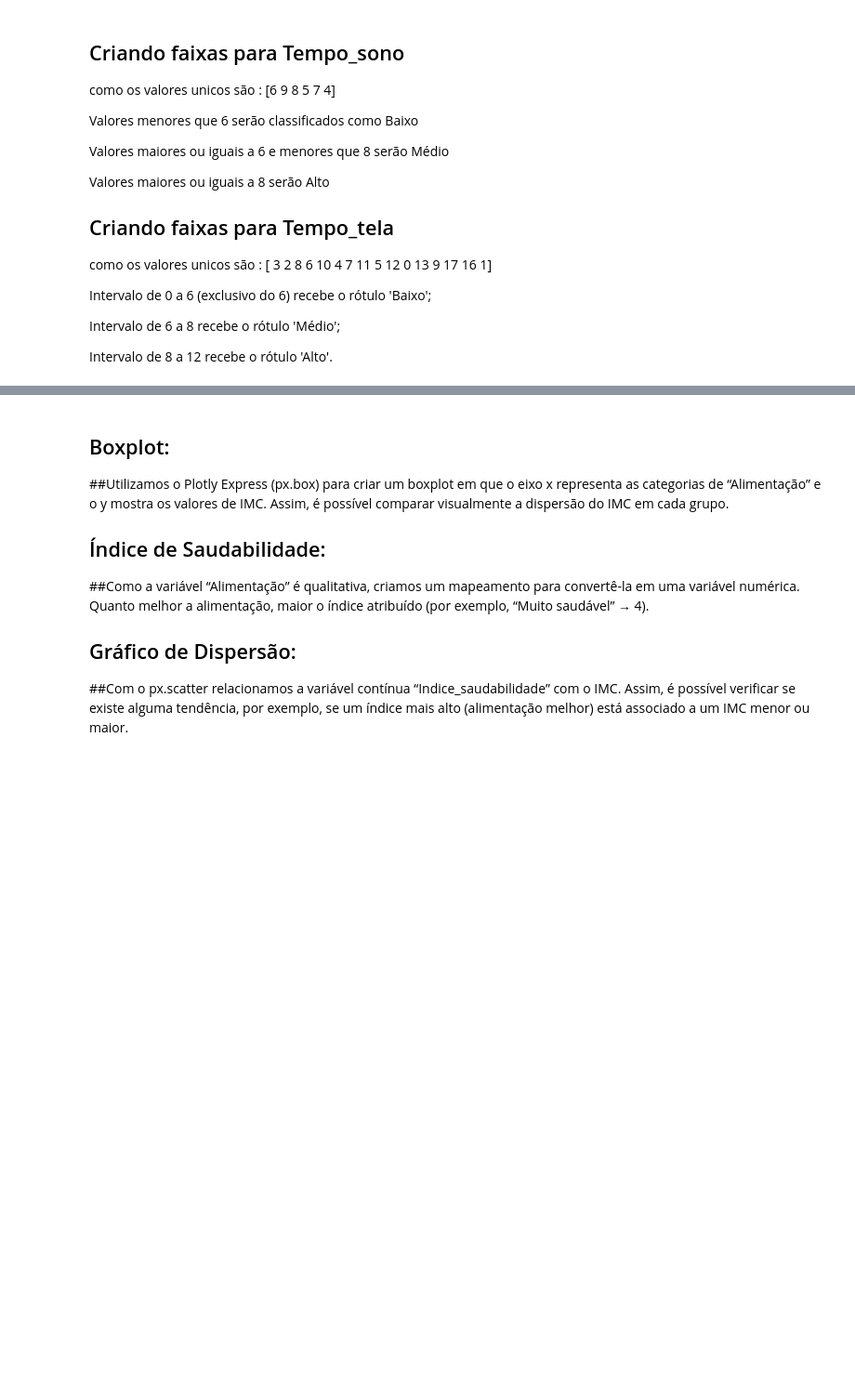
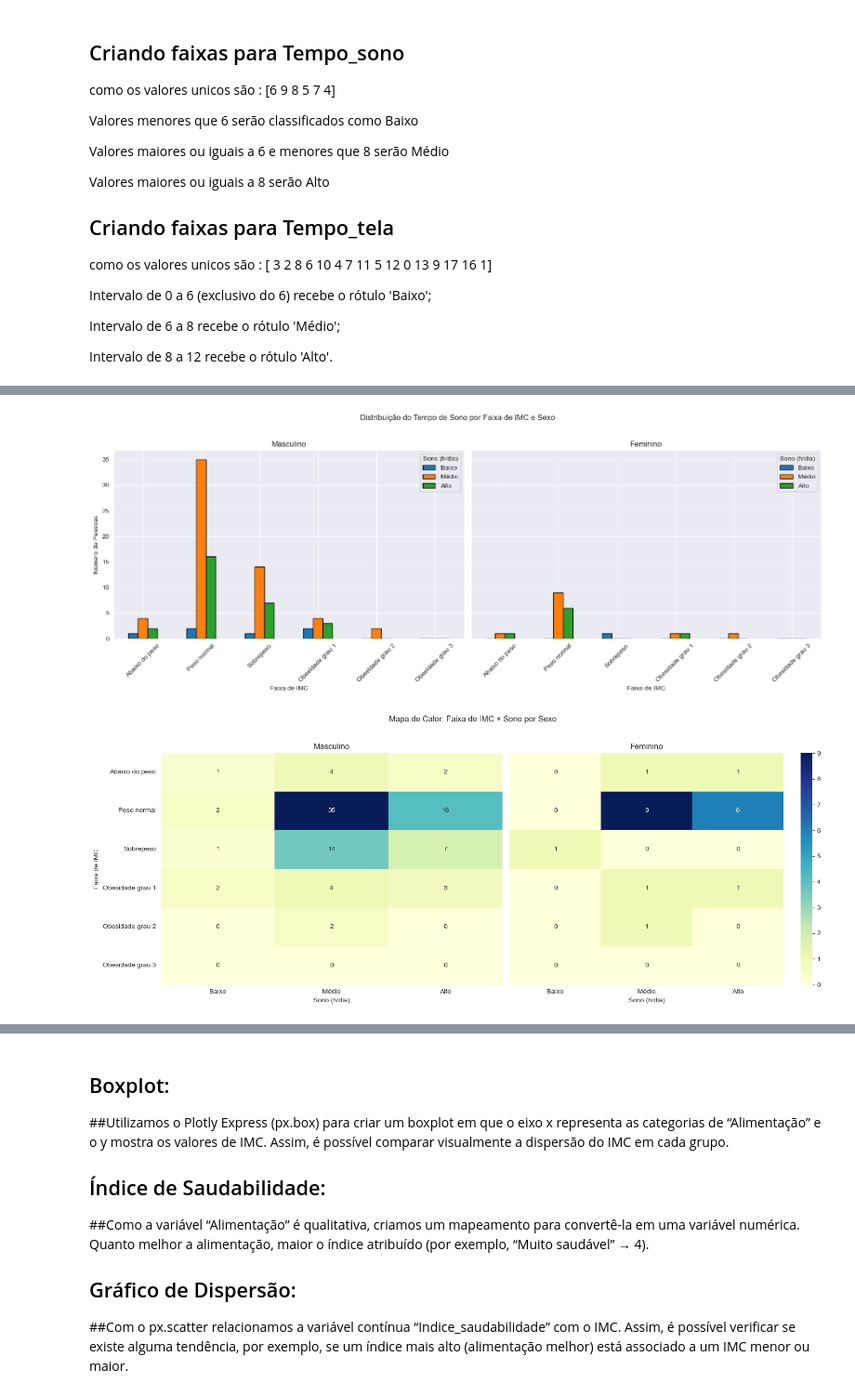
Before and after one commit to atiladvusp/MAE0121-Trabalho_1, a Jupyter notebook: src/trabalho_1_estat/parte_B_leandro.ipynb, the cells around one changed output, grey strips where cells are left out. Shown at 93% size. Cells and saved outputs as stored; diff of their text form; code cells hidden in the pictures; blank space fills up the shorter version.

```diff
--- a/src/trabalho_1_estat/parte_B_leandro.ipynb
+++ b/src/trabalho_1_estat/parte_B_leandro.ipynb
@@ -729,0 +700,68 @@ The default of observed=False is deprecated and will be changed to True in a fut
+# %%
+# Definindo a ordem das faixas
+imc_order = dados['Faixa_IMC'].cat.categories if hasattr(dados['Faixa_IMC'], 'cat') else sorted(dados['Faixa_IMC'].unique())
+sono_order = dados['faixa_sono'].cat.categories if hasattr(dados['faixa_sono'], 'cat') else sorted(dados['faixa_sono'].unique())
+
+# 1) Cria figura com 1 linha e 2 colunas
+fig, axes = plt.subplots(nrows=1, ncols=2, figsize=(16, 6), sharey=True)
+
+for ax, sexo_cat in zip(axes, ['Masculino', 'Feminino']):
+    # Filtra
+    df_sex = dados[dados['Sexo'] == sexo_cat]
+    # Crosstab
+    freq = pd.crosstab(
+        index=pd.Categorical(df_sex['Faixa_IMC'], categories=imc_order, ordered=True),
+        columns=pd.Categorical(df_sex['faixa_sono'], categories=sono_order, ordered=True),
+        dropna=False
+    )
+    # Barra agrupada no eixo específico
+    freq.plot(
+        kind='bar',
+        ax=ax,
+        edgecolor='black'
+    )
+    ax.set_title(f"{sexo_cat}")
+    ax.set_xlabel("Faixa de IMC")
+    if ax is axes[0]:
+        ax.set_ylabel("Número de Pessoas")
+    else:
+        ax.set_ylabel("")  # esconde rótulo Y na segunda coluna
+    ax.legend(title="Sono (h/dia)", loc='upper right')
+    ax.tick_params(axis='x', rotation=45)
+
+plt.suptitle("Distribuição do Tempo de Sono por Faixa de IMC e Sexo", y=1.02)
+plt.tight_layout()
+plt.show()
+
+
+# 2) Mesma lógica para o heatmap
+fig, axes = plt.subplots(nrows=1, ncols=2, figsize=(16, 6), sharey=True)
+
+for ax, sexo_cat in zip(axes, ['Masculino', 'Feminino']):
+    df_sex = dados[dados['Sexo'] == sexo_cat]
+    freq = pd.crosstab(
+        index=pd.Categorical(df_sex['Faixa_IMC'], categories=imc_order, ordered=True),
+        columns=pd.Categorical(df_sex['faixa_sono'], categories=sono_order, ordered=True),
+        dropna=False
+    )
+    sns.heatmap(
+        freq,
+        annot=True,
+        fmt='d',
+        cmap='YlGnBu',
+        cbar=(ax is axes[-1]),      # só mostra colorbar na direita
+        ax=ax
+    )
+    ax.set_title(f"{sexo_cat}")
+    ax.set_xlabel("Sono (h/dia)")
+    if ax is axes[0]:
+        ax.set_ylabel("Faixa de IMC")
+    else:
+        ax.set_ylabel("")  # esconde rótulo Y na segunda coluna
+
+plt.suptitle("Mapa de Calor: Faixa de IMC × Sono por Sexo", y=1.02)
+plt.tight_layout()
+plt.show()
+# %% [output]
+[figure, added]
+[figure, added]
```
Also changed, not shown: parts of 42 cells of this notebook.
